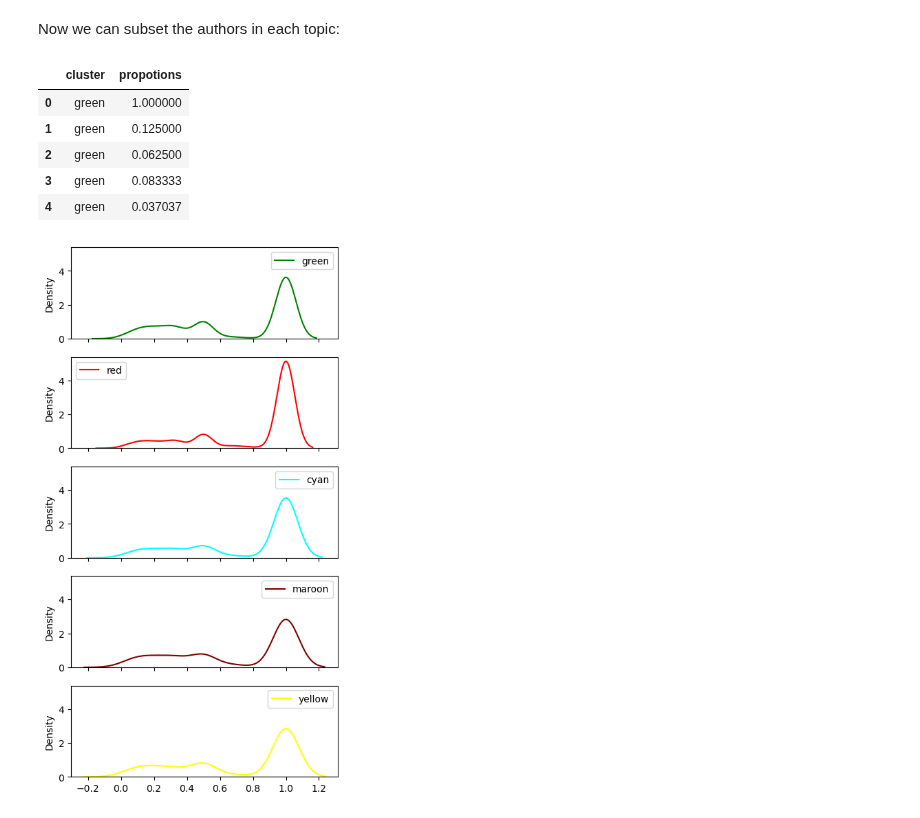
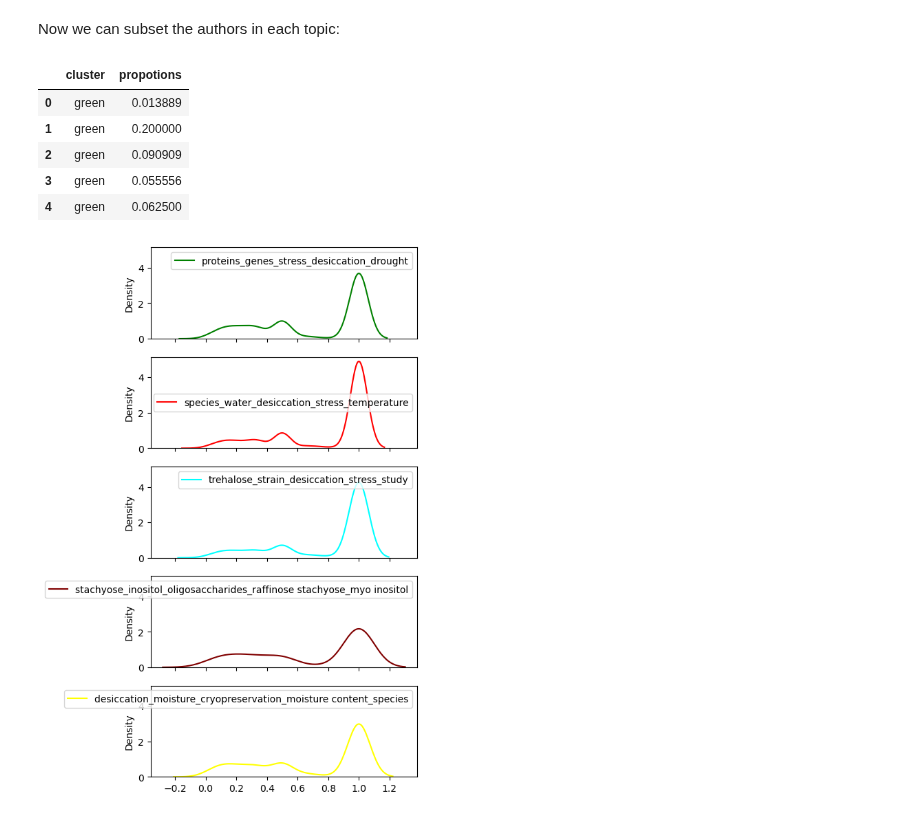
Before and after one commit to serenalotreck/desiccation-network, a Jupyter notebook: notebooks/citation_network_topic_modeling.ipynb, the cells around one changed output. Cells and saved outputs as stored; diff of their text form; code cells hidden in the pictures.

Commit message:
Update all figures with final manually corrected citation network

```diff
--- a/notebooks/citation_network_topic_modeling.ipynb
+++ b/notebooks/citation_network_topic_modeling.ipynb
@@ -35,7 +35,7 @@ with jsonlines.open('../data/wos_files/core_collection_destol_or_anhydro_ALL_wit
     for obj in reader:
         data.append(obj)
 # %%
-class_graph = nx.read_graphml('../data/citation_network/FINAL_DEBUGGED_MANUALLY_VERIFIED_core_collection_destol_or_anhydro_classified_network_25Mar2024_with_geography.graphml')
+class_graph = nx.read_graphml('../data/citation_network/FINAL_FINAL_DEBUGGED_MANUALLY_VERIFIED_core_collection_destol_or_anhydro_classified_network_29Mar2024.graphml')
 # %% [markdown]
 Map classifications from the graph to the dataset with abstracts:
 # %%
@@ -295,3 +282,19 @@ group_labels = {
+# %%
+topic_groups = {
+    'green': [38,33,42,8,21,17,24,30,37,46,22,7,25,1,31],
+    'red': [39,43,40,28,0,11,19,27,13,6,44],
+    'cyan': [38,10,15,16,12,3,20,9],
+    'maroon': [29,23,18],
+    'yellow': [2,14,36,4,45,41,5,32,26,34]
+}
+
+group_labels = {
+    'green': 'proteins_genes_stress_desiccation_drought',
+    'red': 'species_water_desiccation_stress_temperature',
+    'cyan': 'trehalose_strain_desiccation_stress_study',
+    'maroon': 'stachyose_inositol_oligosaccharides_raffinose stachyose_myo inositol',
+    'yellow': 'desiccation_moisture_cryopreservation_moisture content_species'
+}
 # %% [markdown]
 Now we can subset the authors in each topic:
 # %%
@@ -337,18 +340,18 @@ cluster_df = pd.DataFrame({'cluster': colors, 'propotions': props})
 cluster_df.head()
 # %% [output]
 |  | cluster | propotions |
-| 0 | green | 1.000000 |
-| 1 | green | 0.125000 |
-| 2 | green | 0.062500 |
-| 3 | green | 0.083333 |
-| 4 | green | 0.037037 |
+| 0 | green | 0.013889 |
+| 1 | green | 0.200000 |
+| 2 | green | 0.090909 |
+| 3 | green | 0.055556 |
+| 4 | green | 0.062500 |
 # %%
 fig, axs = plt.subplots(5, 1, figsize=(5,10), sharex=True, sharey=True)
 
 for cluster, ax in zip(cluster_props.keys(), axs):
-    sns.kdeplot(cluster_props[cluster], label=cluster, ax=ax, color=cluster)
+    sns.kdeplot(cluster_props[cluster], label=group_labels[cluster], ax=ax, color=cluster)
     ax.legend()
 
     plt.savefig('../data/citation_network/figures/hierarchical_belonging_kde.pdf', format='pdf', dpi=600, bbox_inches='tight')
 # %% [output]
-[figure, old version]
+[figure, new version]
```
Also changed, not shown: parts of 9 cells of this notebook, 5 other files.
